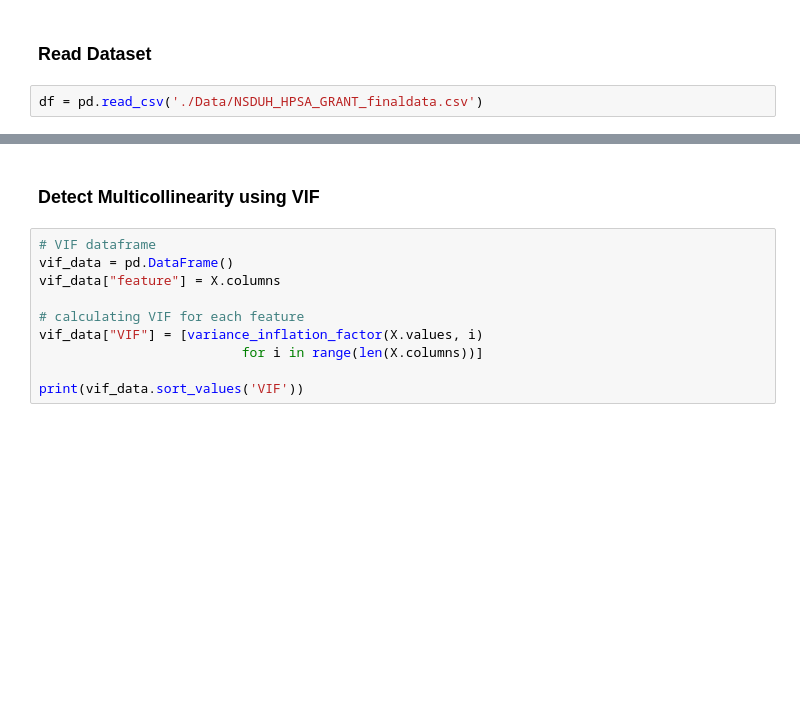
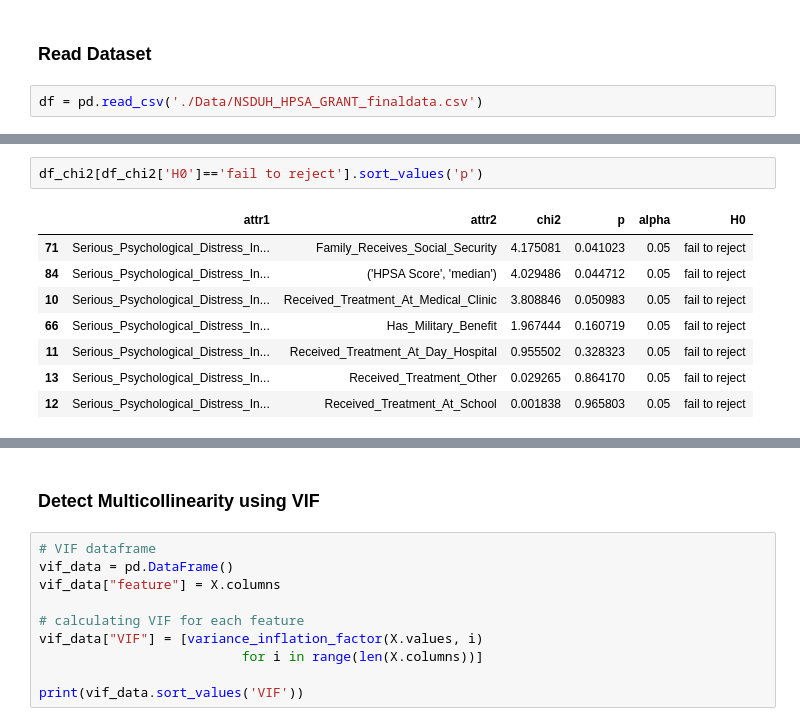
Before and after one commit to ml42322/correlationone_team2, a Jupyter notebook: Feature Selection.ipynb, the cells around one changed output, grey strips where cells are left out. Cells and saved outputs as stored; diff of their text form; blank space fills up the shorter version.

```diff
--- a/Feature Selection.ipynb
+++ b/Feature Selection.ipynb
@@ -18,0 +161,11 @@ control_cols = []
+# %%
+df_chi2[df_chi2['H0']=='fail to reject'].sort_values('p')
+# %% [output]
+|  | attr1 | attr2 | chi2 | p | alpha | H0 |
+| 71 | Serious_Psychological_Distress_In... | Family_Receives_Social_Security | 4.175081 | 0.041023 | 0.05 | fail to reject |
+| 84 | Serious_Psychological_Distress_In... | ('HPSA Score', 'median') | 4.029486 | 0.044712 | 0.05 | fail to reject |
+| 10 | Serious_Psychological_Distress_In... | Received_Treatment_At_Medical_Clinic | 3.808846 | 0.050983 | 0.05 | fail to reject |
+| 66 | Serious_Psychological_Distress_In... | Has_Military_Benefit | 1.967444 | 0.160719 | 0.05 | fail to reject |
+| 11 | Serious_Psychological_Distress_In... | Received_Treatment_At_Day_Hospital | 0.955502 | 0.328323 | 0.05 | fail to reject |
+| 13 | Serious_Psychological_Distress_In... | Received_Treatment_Other | 0.029265 | 0.864170 | 0.05 | fail to reject |
+| 12 | Serious_Psychological_Distress_In... | Received_Treatment_At_School | 0.001838 | 0.965803 | 0.05 | fail to reject |
```
Also changed, not shown: parts of 45 cells of this notebook.
